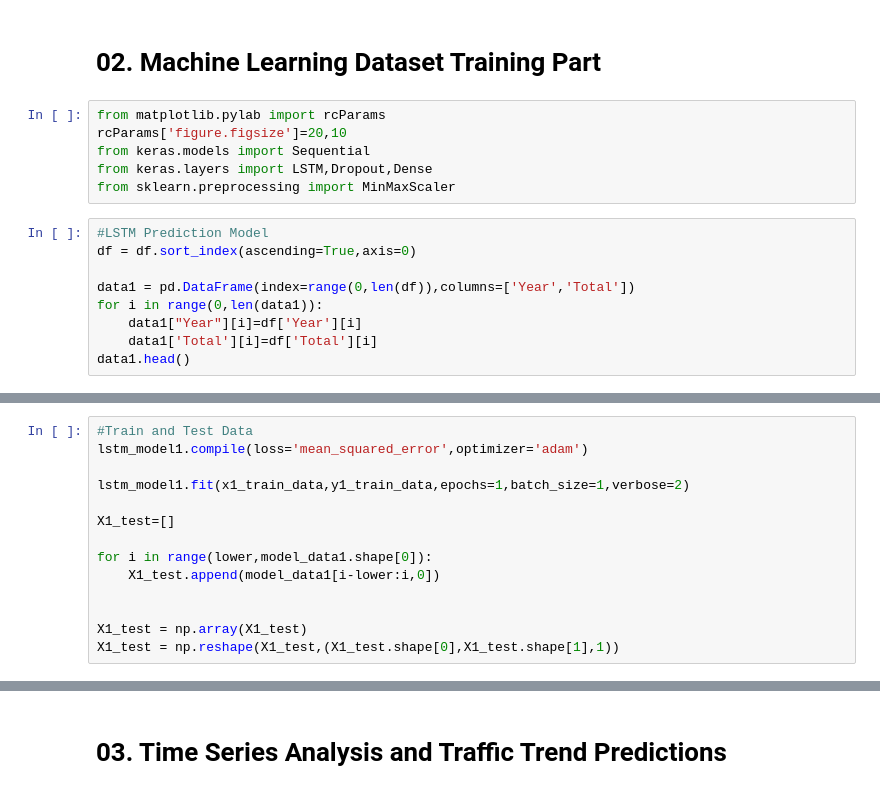
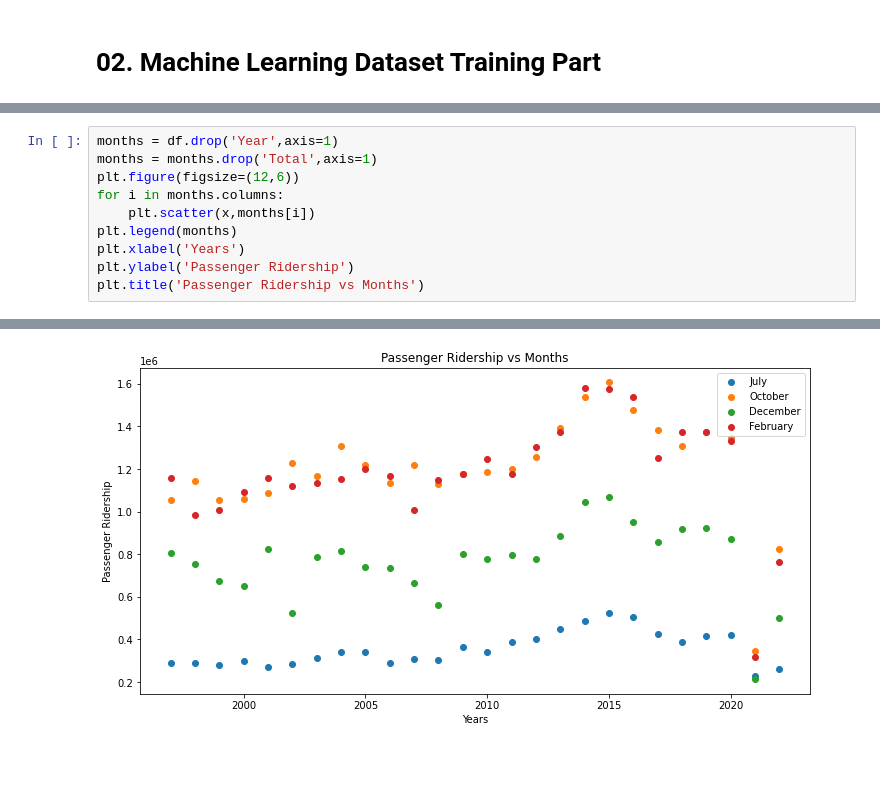
Before and after one commit to lotlouischoitslab/Champaign-Urbana_Bus_Ridership, a Jupyter notebook: champaign_bus_data_analysis.ipynb, the cells around one changed output, grey strips where cells are left out. Drawn from its saved outputs; the diff is of its cells as text; blank space fills up the shorter version.

```diff
--- a/champaign_bus_data_analysis.ipynb
+++ b/champaign_bus_data_analysis.ipynb
@@ -96,18 +92,3 @@ Mean ridership for Total is 10183726
 Range for Total is 10071424
 # %% [markdown]
 # 02. Machine Learning Dataset Training Part
-# %%
-from matplotlib.pylab import rcParams
-rcParams['figure.figsize']=20,10
-from keras.models import Sequential
-from keras.layers import LSTM,Dropout,Dense
-from sklearn.preprocessing import MinMaxScaler
-# %%
-#LSTM Prediction Model
-df = df.sort_index(ascending=True,axis=0)
-
-data1 = pd.DataFrame(index=range(0,len(df)),columns=['Year','Total'])
-for i in range(0,len(data1)):
-    data1["Year"][i]=df['Year'][i]
-    data1['Total'][i]=df['Total'][i]
-data1.head()
@@ -172,15 +95,11 @@ array([[0.84871931],
 # %%
-#Train and Test Data
-lstm_model1.compile(loss='mean_squared_error',optimizer='adam')
-
-lstm_model1.fit(x1_train_data,y1_train_data,epochs=1,batch_size=1,verbose=2)
-
-X1_test=[]
-
-for i in range(lower,model_data1.shape[0]):
-    X1_test.append(model_data1[i-lower:i,0])
-
-
-X1_test = np.array(X1_test)
-X1_test = np.reshape(X1_test,(X1_test.shape[0],X1_test.shape[1],1))
+months = df.drop('Year',axis=1)
+months = months.drop('Total',axis=1)
+plt.figure(figsize=(12,6))
+for i in months.columns:
+    plt.scatter(x,months[i])
+plt.legend(months)
+plt.xlabel('Years')
+plt.ylabel('Passenger Ridership')
+plt.title('Passenger Ridership vs Months')
 # %% [output]
@@ -188,2 +107 @@ X1_test = np.reshape(X1_test,(X1_test.shape[0],X1_test.shape[1],1))
+[figure, added]
-# %% [markdown]
-# 03. Time Series Analysis and Traffic Trend Predictions
```
Also changed, not shown: parts of 13 cells of this notebook, 1 other file.
